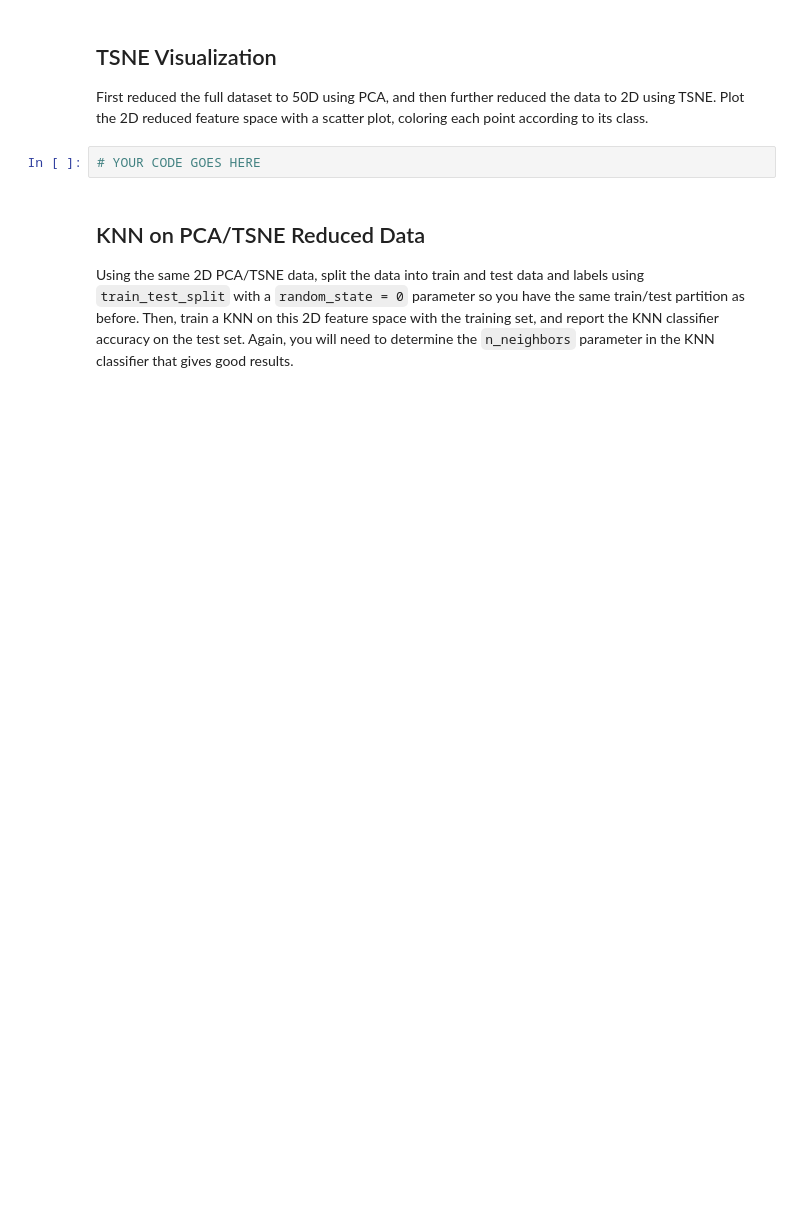
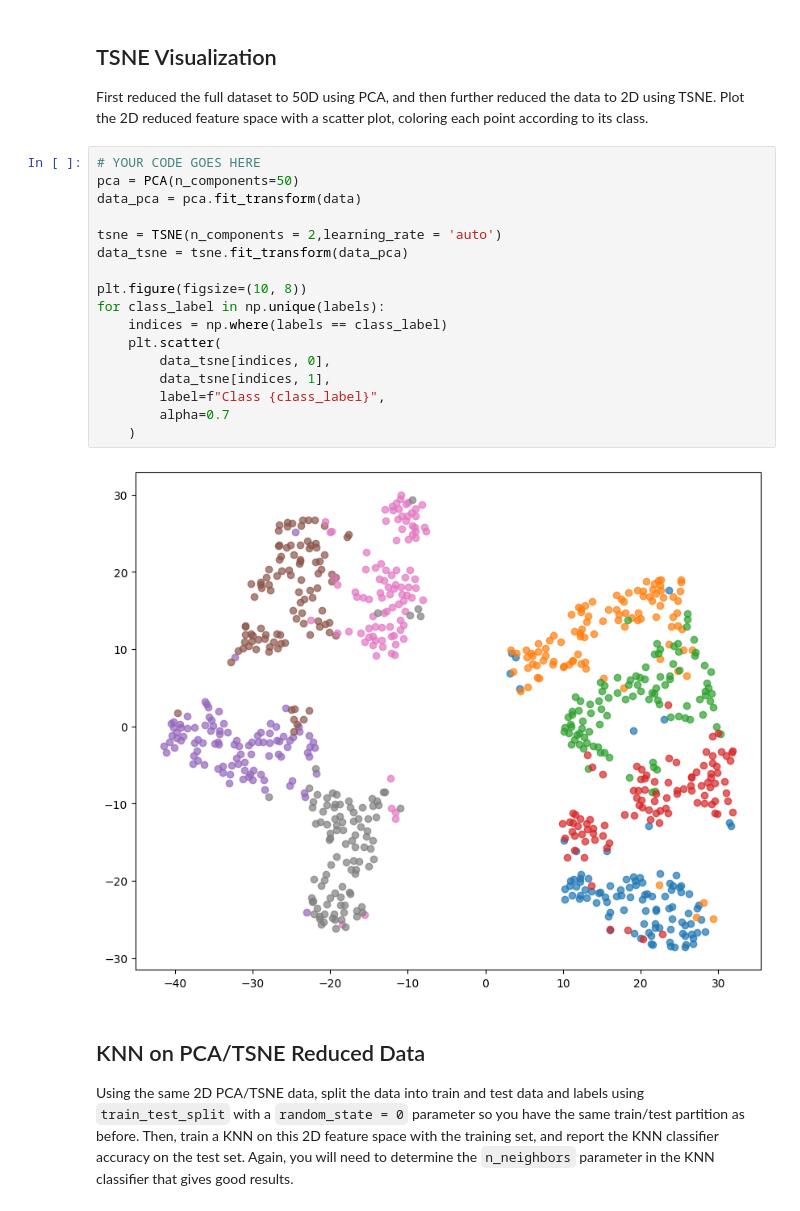
Before and after one commit to zsqu4re/ML-for-engineers, a Jupyter notebook: HW12/HW12/M12-HW1.ipynb, the cells around one changed output. Saved outputs shown, nothing was run; the diff lists cells and outputs as text; blank space fills up the shorter version.

```diff
--- a/HW12/HW12/M12-HW1.ipynb
+++ b/HW12/HW12/M12-HW1.ipynb
@@ -80,8 +175,25 @@ Now train a KNN classifier to predict the class of the 3D, 10D, and 50D PCA redu
 # %% [markdown]
 ## TSNE Visualization
 First reduced the full dataset to 50D using PCA, and then further reduced the data to 2D using TSNE. Plot the 2D reduced feature space with a scatter plot, coloring each point according to its class.
-# %%
-# YOUR CODE GOES HERE
+# %%
+# YOUR CODE GOES HERE
+pca = PCA(n_components=50)
+data_pca = pca.fit_transform(data)
+
+tsne = TSNE(n_components = 2,learning_rate = 'auto')
+data_tsne = tsne.fit_transform(data_pca)
+
+plt.figure(figsize=(10, 8))
+for class_label in np.unique(labels):
+    indices = np.where(labels == class_label)
+    plt.scatter(
+        data_tsne[indices, 0],
+        data_tsne[indices, 1],
+        label=f"Class {class_label}",
+        alpha=0.7
+    )
+# %% [output]
+[figure, added]
 # %% [markdown]
 ## KNN on PCA/TSNE Reduced Data
 
```
Also changed, not shown: parts of 12 cells of this notebook, 8 other files.
